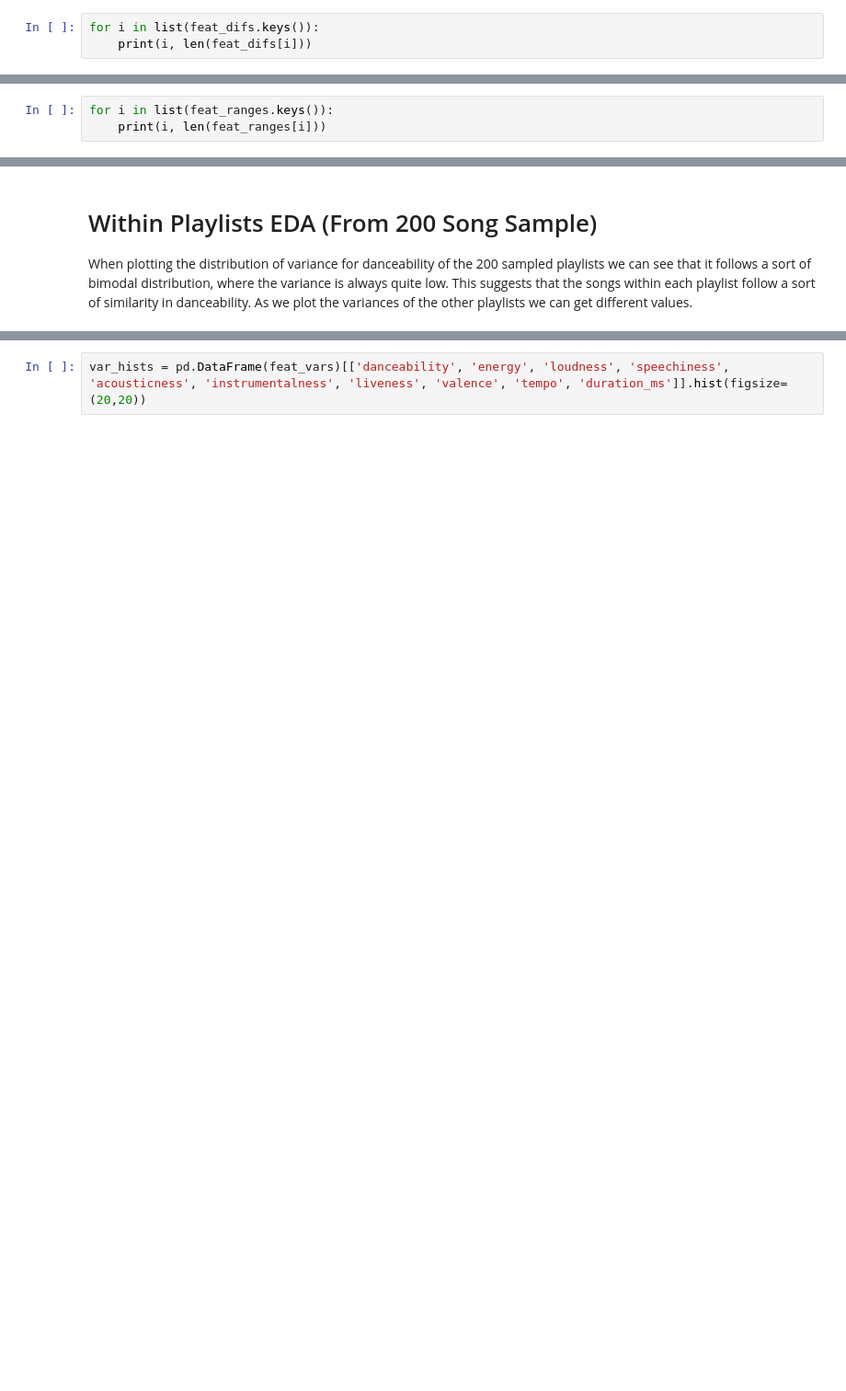
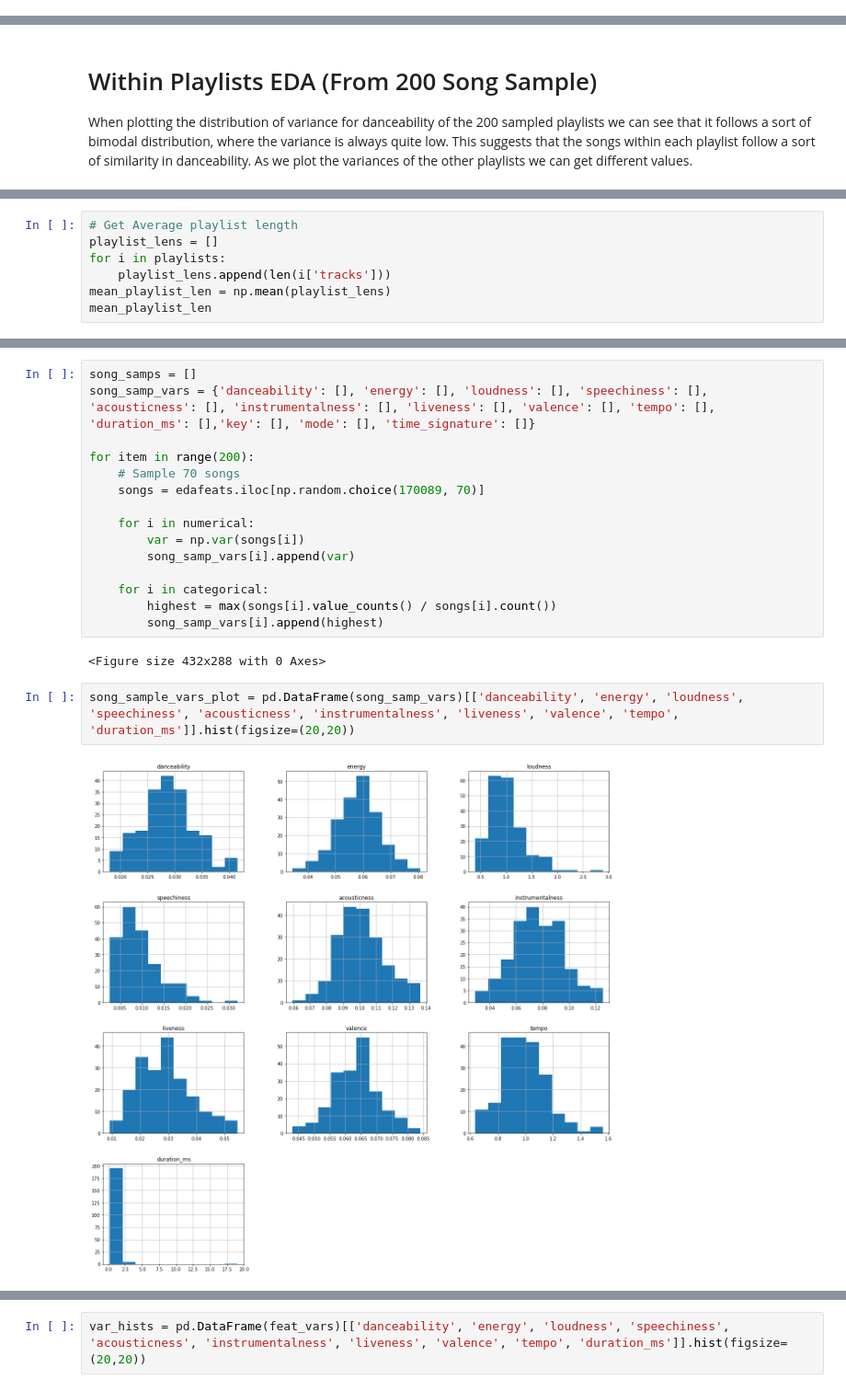
Before and after one commit to shonepatil/GNN-Spotify-Recommender-Project, a Jupyter notebook: src/analysis/eda.ipynb, the cells around one changed output, grey strips where cells are left out. Shown: that part at 92% size. Saved outputs shown, nothing was run; the diff lists cells and outputs as text; blank space fills up the shorter version.

Commit message:
exported some figures for checkpoint

```diff
--- a/src/analysis/eda.ipynb
+++ b/src/analysis/eda.ipynb
@@ -193,3 +198,0 @@ duration_ms 200
-# %%
-for i in list(feat_difs.keys()):
-    print(i, len(feat_difs[i]))
@@ -207,3 +198,0 @@ duration_ms 200
-# %%
-for i in list(feat_ranges.keys()):
-    print(i, len(feat_ranges[i]))
@@ -244,0 +225,7 @@ I will take a sample of 200 random songs and look at the measures of that too to
+# %%
+# Get Average playlist length
+playlist_lens = []
+for i in playlists:
+    playlist_lens.append(len(i['tracks']))
+mean_playlist_len = np.mean(playlist_lens)
+mean_playlist_len
@@ -244,0 +242,21 @@ I will take a sample of 200 random songs and look at the measures of that too to
+# %%
+song_samps = []
+song_samp_vars = {'danceability': [], 'energy': [], 'loudness': [], 'speechiness': [], 'acousticness': [], 'instrumentalness': [], 'liveness': [], 'valence': [], 'tempo': [], 'duration_ms': [],'key': [], 'mode': [], 'time_signature': []}
+
+for item in range(200):
+    # Sample 70 songs
+    songs = edafeats.iloc[np.random.choice(170089, 70)]
+
+    for i in numerical:
+        var = np.var(songs[i])
+        song_samp_vars[i].append(var)
+
+    for i in categorical:
+        highest = max(songs[i].value_counts() / songs[i].count())
+        song_samp_vars[i].append(highest)
+# %% [output]
+<Figure size 432x288 with 0 Axes>
+# %%
+song_sample_vars_plot = pd.DataFrame(song_samp_vars)[['danceability', 'energy', 'loudness', 'speechiness', 'acousticness', 'instrumentalness', 'liveness', 'valence', 'tempo', 'duration_ms']].hist(figsize=(20,20))
+# %% [output]
+[figure, added]
```
Also changed, not shown: parts of 23 cells of this notebook, 3 other files.
